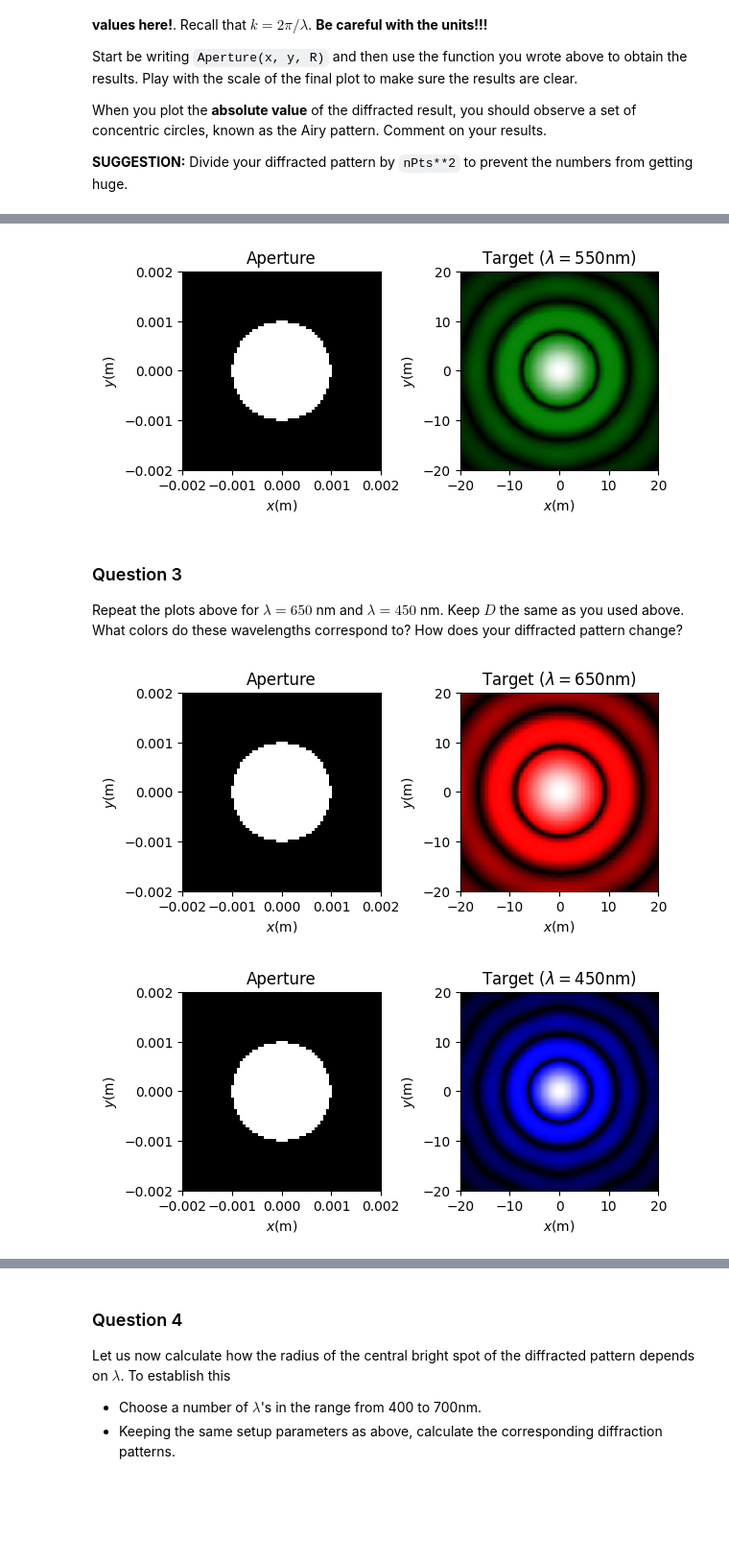
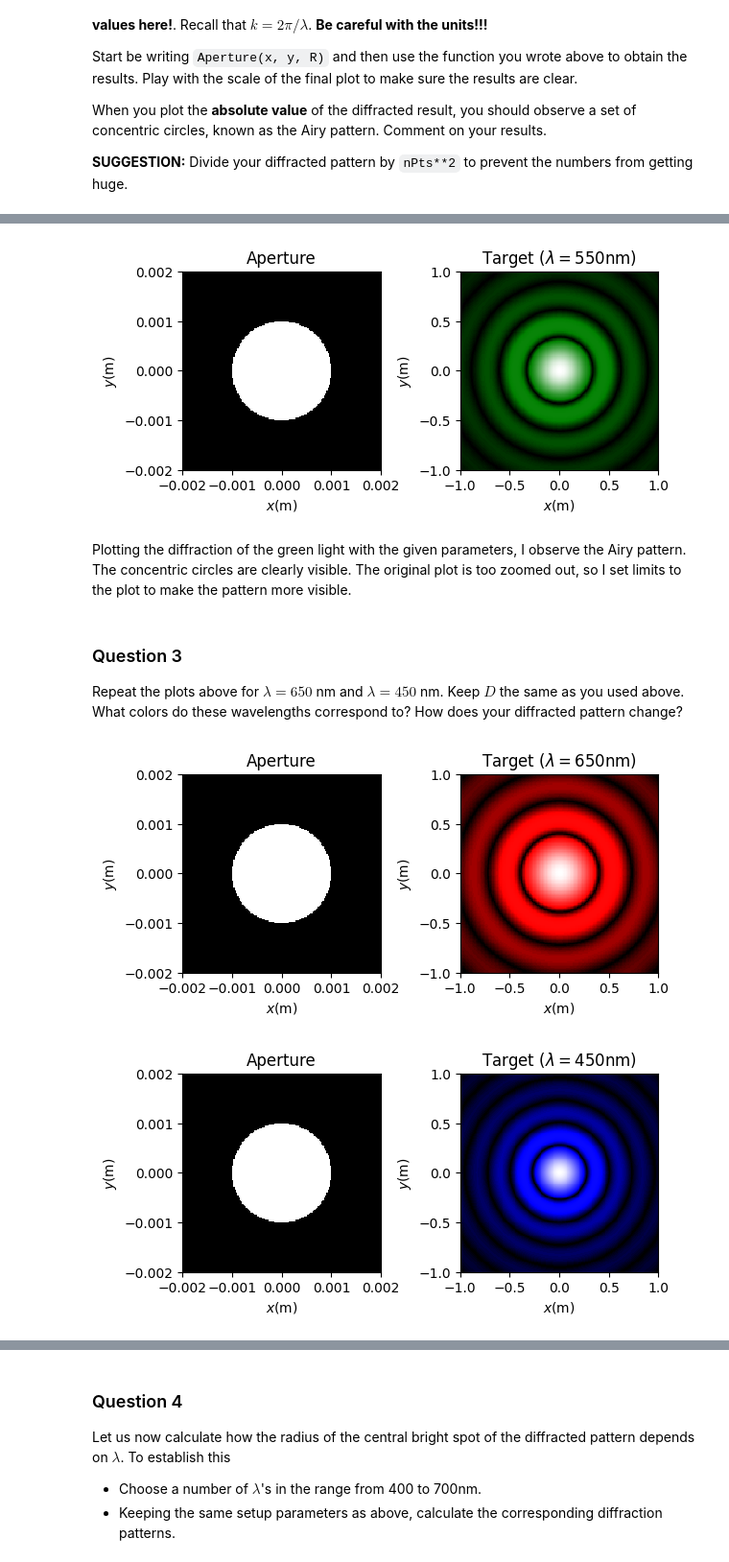
Before and after one commit to vibilanj/cmps, a Jupyter notebook: homework/Airy_Pattern_Project_S.ipynb, the cells around one changed output, grey strips where cells are left out. Shown at 96% size. Saved outputs shown, nothing was run; the diff lists cells and outputs as text; code cells hidden in the pictures; blank space fills up the shorter version.

```diff
--- a/homework/Airy_Pattern_Project_S.ipynb
+++ b/homework/Airy_Pattern_Project_S.ipynb
@@ -42,19 +42,17 @@ For this project, we will be analyzing different appertures. A general aperture
 def E_Fields(Aperture, k, D, screen_size, nPts):
     vAperture = np.vectorize(Aperture)
 
-    # half_screen = screen_size / 2
-    grid = np.mgrid[-screen_size:screen_size:1j * nPts, -screen_size:screen_size:1j * nPts]
+    half_screen = screen_size / 2
+    grid = np.mgrid[-half_screen:half_screen:1j * nPts, -half_screen:half_screen:1j * nPts]
+
     E_Inc = vAperture(grid[0], grid[1])
-
-    # smallest_spacing = 2 * np.pi / (2 * screen_size)
 
     step_size = 2 * np.pi * D / (screen_size * k)
     target_size = step_size * nPts
-
-    # target_size = 2 * np.pi / (screen_size * k) * nPts
-    target_grid = np.mgrid[-target_size:target_size:1j * nPts, -target_size:target_size:1j * nPts]
+    half_target = target_size / 2
+    target_grid = np.mgrid[-half_target:half_target:1j * nPts, -half_target:half_target:1j * nPts]
 
     lamda = 2 * np.pi / k
-    E_Diff = (1 / (lamda * D)) * fftshift(fft2(E_Inc))
+    E_Diff = np.abs(fftshift((1 / (lamda * D)) * fft2(E_Inc)))
 
     return grid, E_Inc, target_grid, E_Diff
@@ -80,10 +75,10 @@ def Aperture(x, y, R):
 R = 1e-3
 lamda = 550e-9
 k = 2 * np.pi / lamda
-D = 1e3 * np.pi * R**2 / lamda
+D = 1e3
 
-screen_size = 3e-2
-nPts = 1000
+screen_size = 5e-2
+nPts = 2000
 
 Aperture_with_R = lambda x, y: Aperture(x, y, R)
 aperture_grid, E_Inc, target_grid, E_Diff = E_Fields(Aperture_with_R, k, D, screen_size, nPts)
@@ -99,47 +96,47 @@ ax1.set(title = "Aperture", xlabel = "$x$(m)", ylabel = "$y$(m)",
         xlim = [-ax1_lim, ax1_lim], ylim = [-ax1_lim, ax1_lim])
 ax1.set_aspect("equal")
 
-ax2_lim = 20
-pc = ax2.pcolormesh(target_grid[0], target_grid[1], (np.abs(E_Diff) / nPts**2), cmap = green_cmap)
-# fig.colorbar(pc)
+ax2_lim = 1
+pc = ax2.pcolormesh(target_grid[0], target_grid[1], E_Diff / nPts**2, cmap = green_cmap)
 ax2.set(title = "Target ($\lambda = $550nm)", xlabel = "$x$(m)", ylabel = "$y$(m)",
         xlim = [-ax2_lim, ax2_lim], ylim = [-ax2_lim, ax2_lim])
 ax2.set_aspect("equal")
 
 plt.subplots_adjust(wspace = 0.4)
 # %% [output]
-[figure, old version]
+[figure, new version]
+# %% [markdown]
+Plotting the diffraction of the green light with the given parameters, I observe the Airy pattern. The concentric circles are clearly visible. The original plot is too zoomed out, so I set limits to the plot to make the pattern more visible.
 # %% [markdown]
 ### Question 3
 
 Repeat the plots above for $\lambda = 650$ nm and $\lambda = 450$ nm. Keep $D$ the same as you used above. What colors do these wavelengths correspond to? How does your diffracted pattern change?
 # %%
-lambdas = [650e-9, 450e-9]
-ks = 2 * np.pi / np.array(lambdas)
+lambdas = np.array([650e-9, 450e-9])
+ks = 2 * np.pi / lambdas
 
 lambda_headings = ["650nm", "450nm"]
 red_colors, blue_colors = [(0, "black"), (0.1, "red"), (1, "white")], [(0, "black"), (0.1, "blue"), (1, "white")]
 red_blue_cmaps = LinearSegmentedColormap.from_list("red", red_colors), LinearSegmentedColormap.from_list("blue", blue_colors)
 
 for i, k in enumerate(ks):
     aperture_grid, E_Inc, target_grid, E_Diff = E_Fields(Aperture_with_R, k, D, screen_size, nPts)
 
     fig, (ax1, ax2) = plt.subplots(1, 2)
 
     ax1_lim = 2 * R
     ax1.pcolormesh(aperture_grid[0], aperture_grid[1], E_Inc, cmap = red_blue_cmaps[i])
     ax1.set(title = "Aperture", xlabel = "$x$(m)", ylabel = "$y$(m)",
             xlim = [-ax1_lim, ax1_lim], ylim = [-ax1_lim, ax1_lim])
     ax1.set_aspect("equal")
 
-    ax2_lim = 20
-    pc = ax2.pcolormesh(target_grid[0], target_grid[1], (np.abs(E_Diff) / nPts**2), cmap = red_blue_cmaps[i])
-#     fig.colorbar(pc)
+    ax2_lim = 1
+    pc = ax2.pcolormesh(target_grid[0], target_grid[1], (E_Diff / nPts**2), cmap = red_blue_cmaps[i])
     ax2.set(title = f"Target ($\lambda = ${lambda_headings[i]})", xlabel = "$x$(m)", ylabel = "$y$(m)",
             xlim = [-ax2_lim, ax2_lim], ylim = [-ax2_lim, ax2_lim])
     ax2.set_aspect("equal")
 
     plt.subplots_adjust(wspace = 0.4)
 # %% [output]
-[figure, old version]
+[figure, new version]
-[figure, old version]
+[figure, new version]
```
Also changed, not shown: parts of 12 cells of this notebook.
